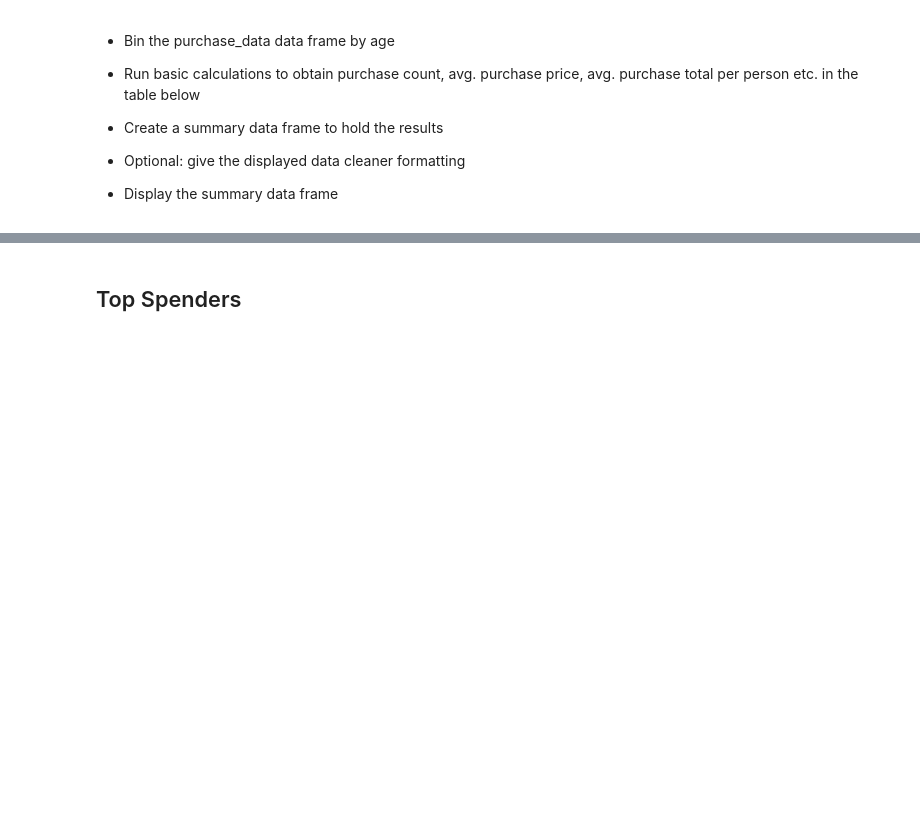
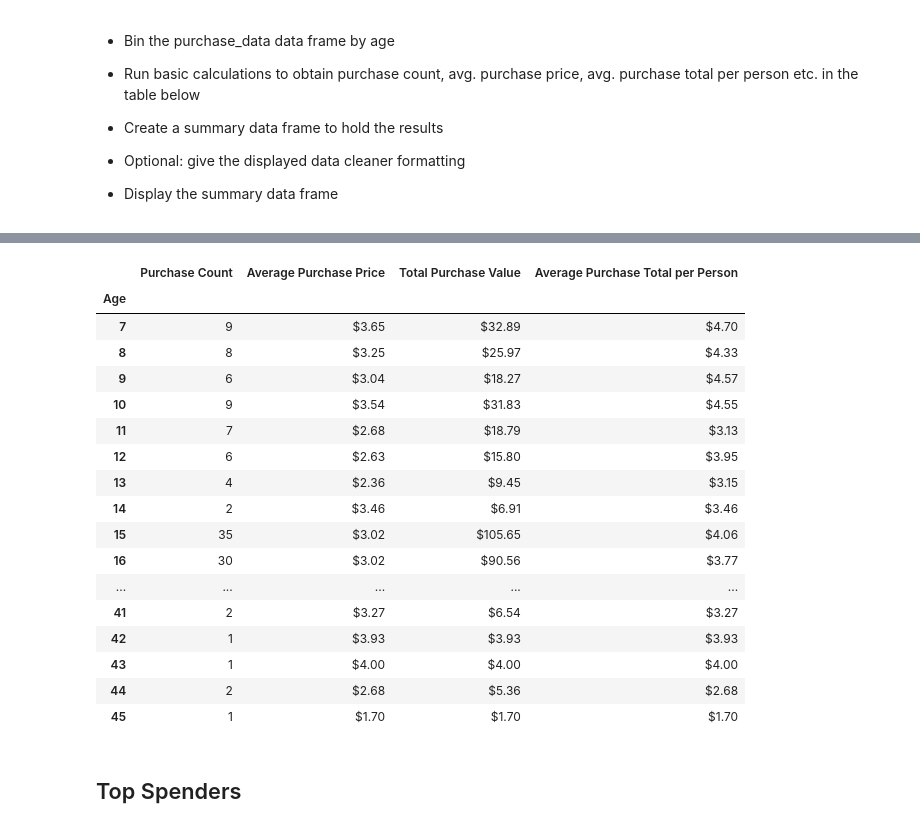
Before and after one commit to nehuffman13/pandas-challenge, a Jupyter notebook: HeroesOfPymoli_starter.ipynb, the cells around one changed output, grey strips where cells are left out. Cells and saved outputs as stored; diff of their text form; code cells hidden in the pictures; blank space fills up the shorter version.

```diff
--- a/HeroesOfPymoli_starter.ipynb
+++ b/HeroesOfPymoli_starter.ipynb
@@ -205,3 +193,43 @@ purchase_data
+# %%
+#counts purchases by age group and calculatess averages
+age_grouped = purchase_data.groupby("Age")
+age_grouped = purchase_data.groupby("Age")
+age_purchase_count = age_grouped["Purchase ID"].count()
+average_purchase_price_age = age_grouped["Price"].mean()
+total_purchase_value = age_grouped["Price"].sum()
+total_count_age = age_grouped["SN"].nunique()
+average_purchase_per_person = total_purchase_value/total_count_age
+
+
+#create the dataframe
+age_demographics = pd.DataFrame({"Purchase Count": age_purchase_count,
+                                 "Average Purchase Price": average_purchase_price_age,
+                                 "Total Purchase Value":total_purchase_value,
+                                 "Average Purchase Total per Person": average_purchase_per_person})
+
+#clean formatting
+age_demographics.style.format({"Average Purchase Price":"${:,.2f}",
+                               "Total Purchase Value":"${:,.2f}",
+                               "Average Purchase Total per Person":"${:,.2f}"})
+# %% [output]
+|  | Purchase Count | Average Purchase Price | Total Purchase Value | Average Purchase Total per Person |
+| Age |  |  |  |  |
+| 7 | 9 | $3.65 | $32.89 | $4.70 |
+| 8 | 8 | $3.25 | $25.97 | $4.33 |
+| 9 | 6 | $3.04 | $18.27 | $4.57 |
+| 10 | 9 | $3.54 | $31.83 | $4.55 |
+| 11 | 7 | $2.68 | $18.79 | $3.13 |
+| 12 | 6 | $2.63 | $15.80 | $3.95 |
+| 13 | 4 | $2.36 | $9.45 | $3.15 |
+| 14 | 2 | $3.46 | $6.91 | $3.46 |
+| 15 | 35 | $3.02 | $105.65 | $4.06 |
+| 16 | 30 | $3.02 | $90.56 | $3.77 |
+| ... | ... | ... | ... | ... |
+| 41 | 2 | $3.27 | $6.54 | $3.27 |
+| 42 | 1 | $3.93 | $3.93 | $3.93 |
+| 43 | 1 | $4.00 | $4.00 | $4.00 |
+| 44 | 2 | $2.68 | $5.36 | $2.68 |
+| 45 | 1 | $1.70 | $1.70 | $1.70 |
 # %% [markdown]
 ## Top Spenders
 # %% [markdown]
```
Also changed, not shown: parts of 1 cell of this notebook.
